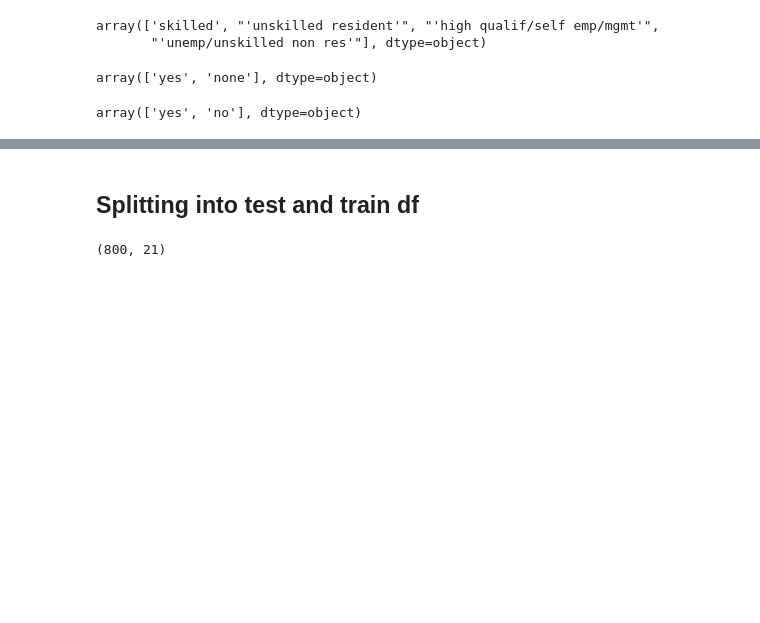
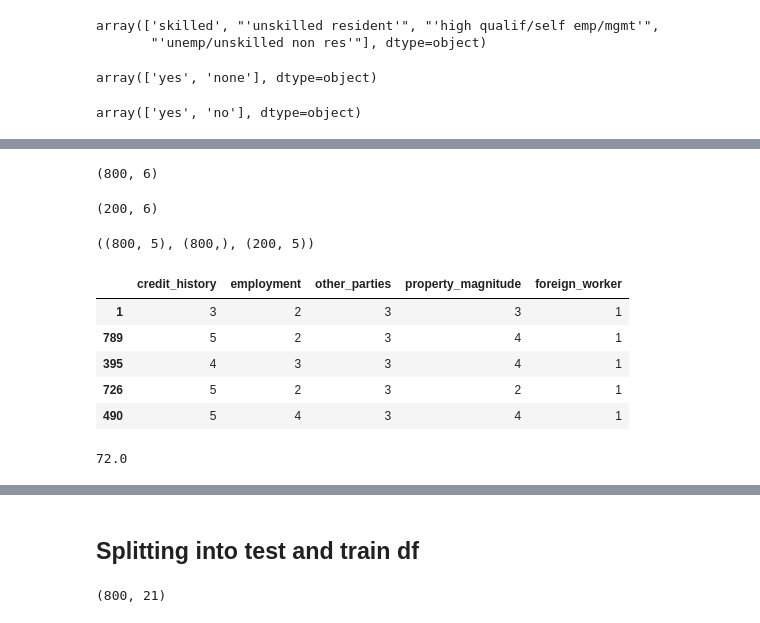
Before and after one commit to vermakanksha/project, a Jupyter notebook: credit_fraud_analysis.ipynb, the cells around one changed output, grey strips where cells are left out. Cells and saved outputs as stored; diff of their text form; code cells hidden in the pictures; blank space fills up the shorter version.

```diff
--- a/credit_fraud_analysis.ipynb
+++ b/credit_fraud_analysis.ipynb
@@ -631,0 +677,28 @@ correlation_matrix(df_num)
+# %%
+df_imp = df_num[['credit_history','employment','other_parties','property_magnitude','foreign_worker','class']]
+# %%
+train_df, test_df = train_test_split(df_imp, test_size=0.2)
+# %%
+train_df.shape
+# %% [output]
+(800, 6)
+# %%
+test_df.shape
+# %% [output]
+(200, 6)
+# %%
+X_train_df = train_df.drop("class", axis=1)
+Y_train_df = train_df["class"]
+X_test_df  = test_df.drop("class", axis=1)
+X_train_df.shape, Y_train_df.shape, X_test_df.shape
+# %% [output]
+((800, 5), (800,), (200, 5))
+# %%
+X_test_df.head()
+# %% [output]
+|  | credit_history | employment | other_parties | property_magnitude | foreign_worker |
+| 1 | 3 | 2 | 3 | 3 | 1 |
+| 789 | 5 | 2 | 3 | 4 | 1 |
+| 395 | 4 | 3 | 3 | 4 | 1 |
+| 726 | 5 | 2 | 3 | 2 | 1 |
+| 490 | 5 | 4 | 3 | 4 | 1 |
@@ -631,0 +707,10 @@ correlation_matrix(df_num)
+# %%
+# Logistic Regression
+
+logreg = LogisticRegression()
+logreg.fit(X_train_df, Y_train_df)
+Y_pred = logreg.predict(X_test_df)
+acc_log = round(logreg.score(X_train_df, Y_train_df) * 100, 2)
+acc_log
+# %% [output]
+72.0
```
Also changed, not shown: parts of 49 cells of this notebook.
